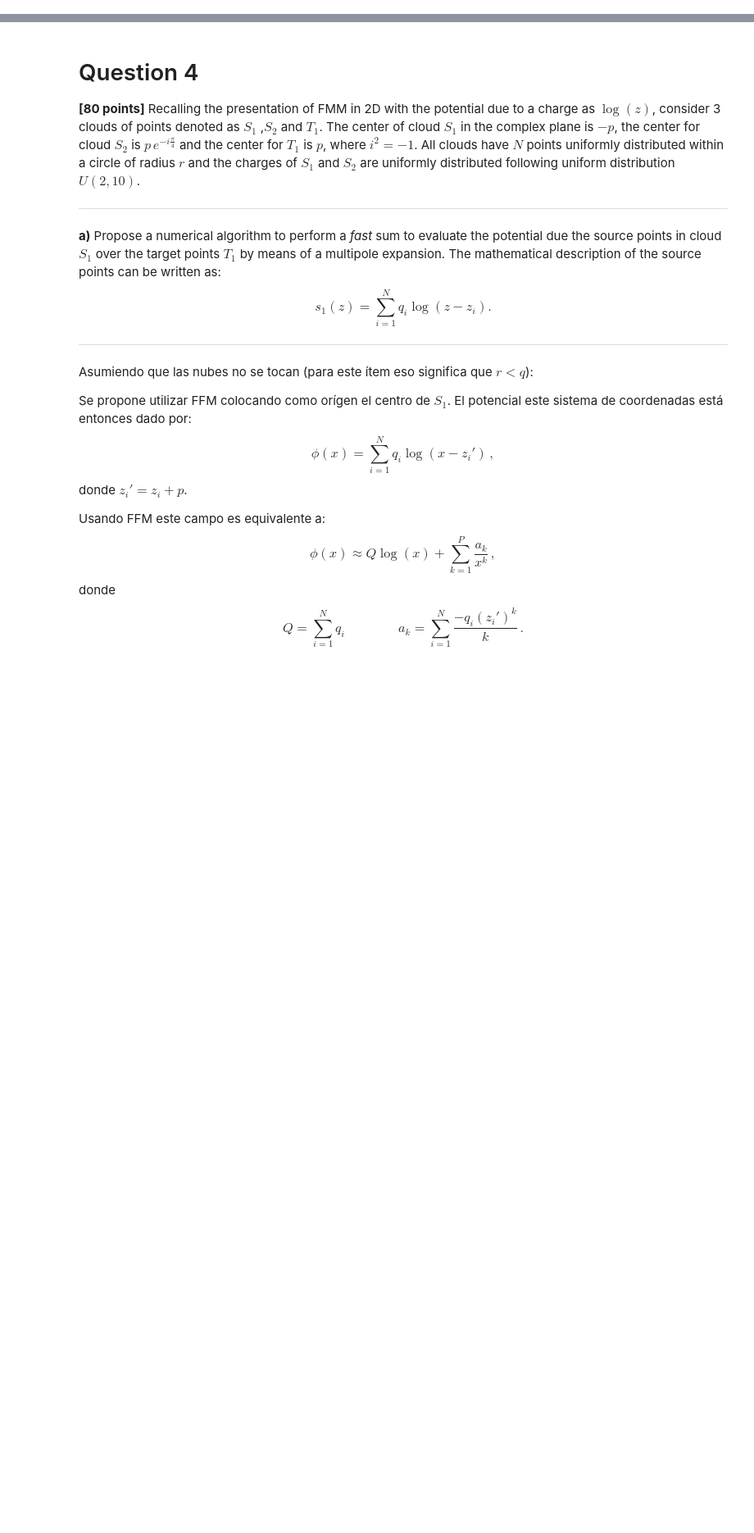
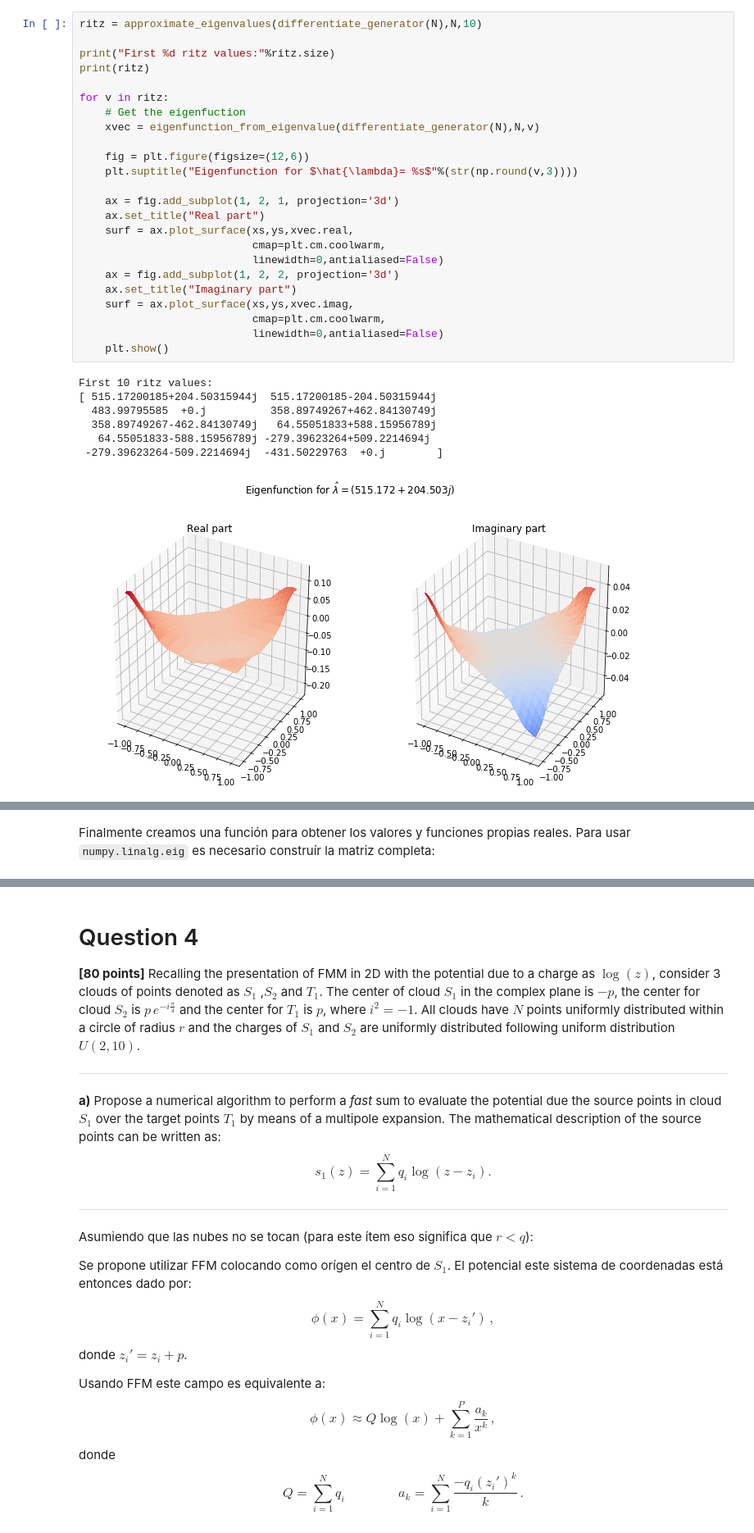
Before and after one commit to autopawn/cc5-works, a Jupyter notebook: c2.ipynb, the cells around one changed output, grey strips where cells are left out. Shown at 82% size. Drawn from its saved outputs; the diff is of its cells as text; blank space fills up the shorter version.

```diff
--- a/c2.ipynb
+++ b/c2.ipynb
@@ -6,0 +217,32 @@ from time import time
+# %%
+ritz = approximate_eigenvalues(differentiate_generator(N),N,10)
+
+print("First %d ritz values:"%ritz.size)
+print(ritz)
+
+for v in ritz:
+    # Get the eigenfuction
+    xvec = eigenfunction_from_eigenvalue(differentiate_generator(N),N,v)
+
+    fig = plt.figure(figsize=(12,6))
+    plt.suptitle("Eigenfunction for $\hat{\lambda}= %s$"%(str(np.round(v,3))))
+
+    ax = fig.add_subplot(1, 2, 1, projection='3d')
+    ax.set_title("Real part")
+    surf = ax.plot_surface(xs,ys,xvec.real,
+                           cmap=plt.cm.coolwarm,
+                           linewidth=0,antialiased=False)
+    ax = fig.add_subplot(1, 2, 2, projection='3d')
+    ax.set_title("Imaginary part")
+    surf = ax.plot_surface(xs,ys,xvec.imag,
+                           cmap=plt.cm.coolwarm,
+                           linewidth=0,antialiased=False)
+    plt.show()
+# %% [output]
+First 10 ritz values:
+[ 515.17200185+204.50315944j  515.17200185-204.50315944j
+  483.99795585  +0.j          358.89749267+462.84130749j
+  358.89749267-462.84130749j   64.55051833+588.15956789j
+   64.55051833-588.15956789j -279.39623264+509.2214694j
+ -279.39623264-509.2214694j  -431.50229763  +0.j        ]
+[figure, added]
@@ -6,0 +258,2 @@ from time import time
+# %% [markdown]
+Finalmente creamos una función para obtener los valores y funciones propias reales. Para usar `numpy.linalg.eig` es necesario construír la matriz completa:
```
Also changed, not shown: parts of 25 cells of this notebook, 1 other file.
